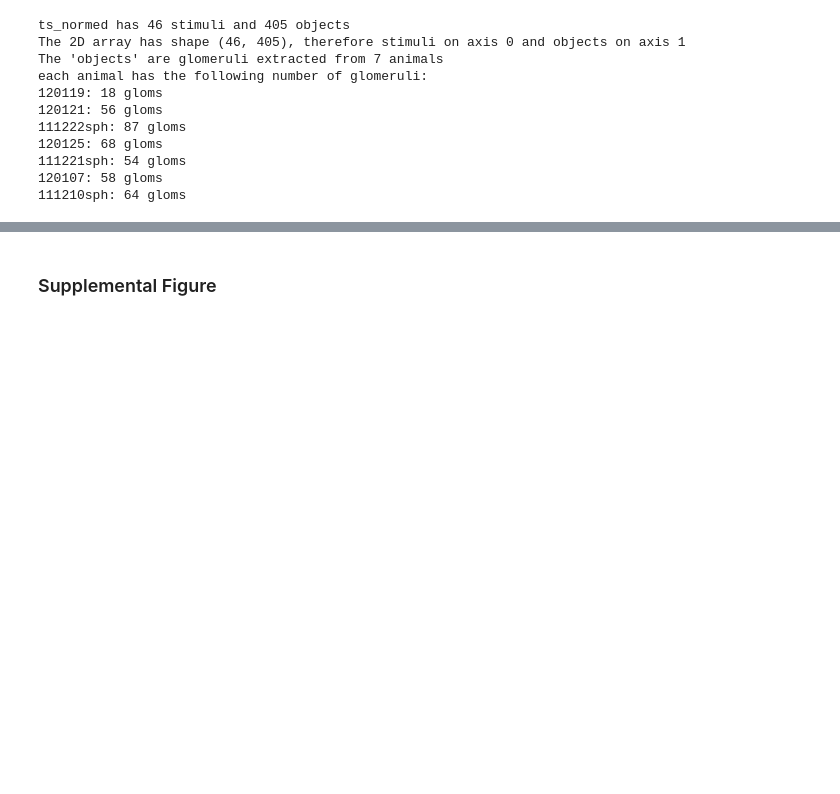
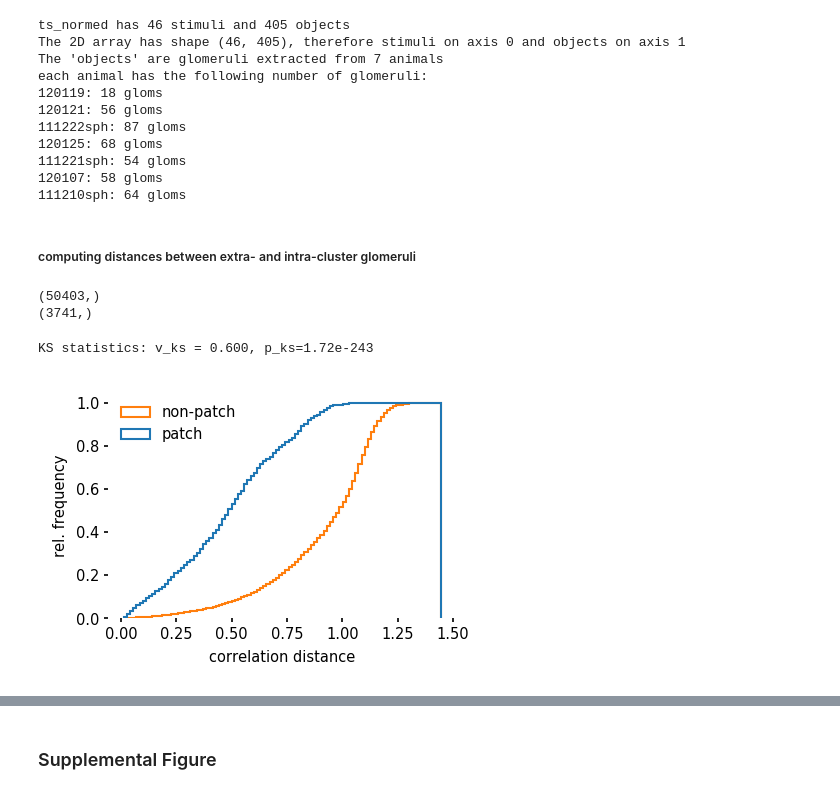
Before and after one commit to Huitzilo/glomcentric_code, a Jupyter notebook: MOB_Fig_tunotopy.ipynb, the cells around one changed output, grey strips where cells are left out. Saved outputs shown, nothing was run; the diff lists cells and outputs as text; code cells hidden in the pictures; blank space fills up the shorter version.

Commit message:
intra-patch to MOR18-2 vs extra-patch to MOR18-2 done

```diff
--- a/MOB_Fig_tunotopy.ipynb
+++ b/MOB_Fig_tunotopy.ipynb
@@ -709,3 +721,40 @@ each animal has the following number of glomeruli:
 111221sph: 54 gloms
 120107: 58 gloms
 111210sph: 64 gloms
+# %% [markdown]
+##### computing distances between extra- and intra-cluster glomeruli
+# %%
+def extra_intra_dist(ts, link, clusters, metric='correlation'):
+    ''' distance between intra-cluster modes and distances between extra-cluster modes'''
+
+    member_idx = []
+    for cluster_id in clusters:
+        member_idx.extend(return_all_childs(link,cluster_id+link.shape[0]+1))
+    member_mask = np.zeros(ts.num_objects).astype('bool')
+    member_mask[member_idx] = True
+    dist = pdist(ts._series.T, metric)
+    dist_extra = squareform(squareform(dist)[np.logical_not(member_mask)][:,np.logical_not(member_mask)])
+    dist_intra = squareform(squareform(dist)[member_mask][:,member_mask])
+#    dist_intra = squareform(dist)[member_mask][:,member_mask]
+    return dist_extra, dist_intra
+# %%
+print(extra_dist.shape)
+print(intra_dist.shape)
+# %% [output]
+(50403,)
+(3741,)
+# %%
+patch_cluster = [200, 292, 257, 228, 264]
+extra_dist, intra_dist = extra_intra_dist(ts_normed, link, patch_cluster)
+f = plt.figure(figsize=(3,2))
+plt.hist([intra_dist, extra_dist], bins=100, normed=True, cumulative=True, histtype='step', label=['patch', 'non-patch'])
+plt.legend(loc='upper left', frameon=False)
+ax = plt.gca()
+ax.set_xlabel("correlation distance")
+ax.set_ylabel("rel. frequency")
+ax.set_frame_on(False)
+v_ks, p_ks = scipy.stats.ks_2samp(extra_dist, intra_dist)
+print("KS statistics: v_ks = {:.3f}, p_ks={:.3g}".format(v_ks, p_ks))
+# %% [output]
+KS statistics: v_ks = 0.600, p_ks=1.72e-243
+[figure, added]
```
Also changed, not shown: parts of 6 cells of this notebook.
